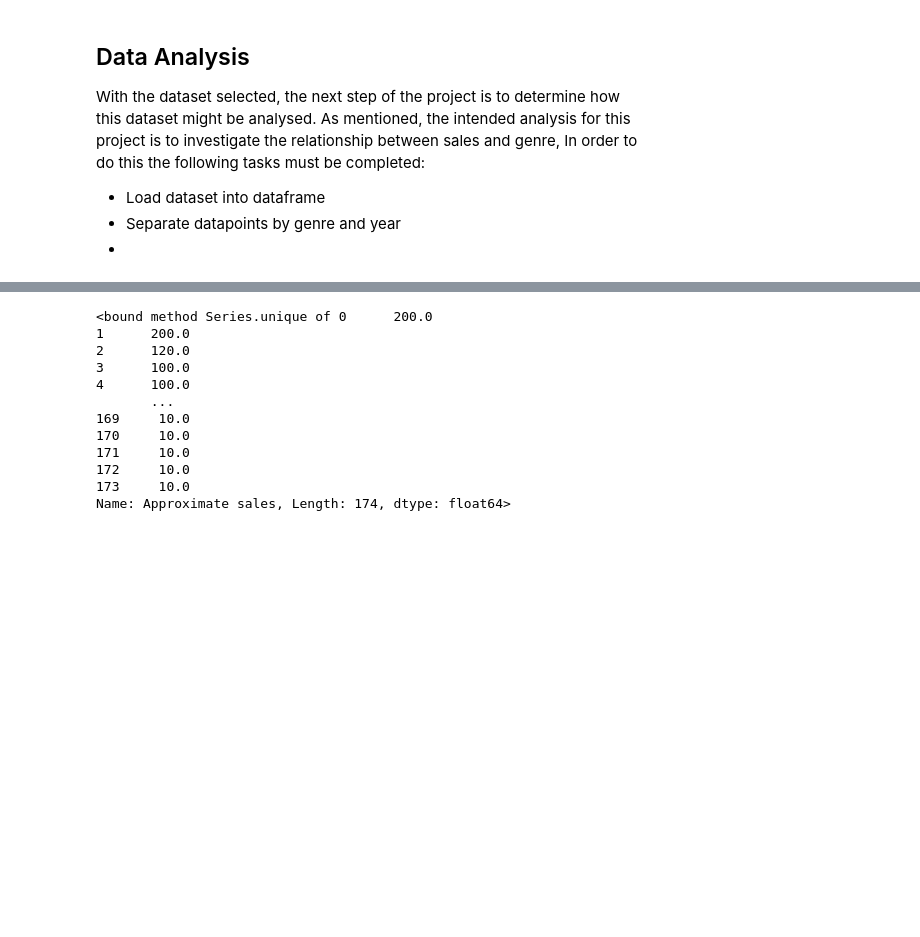
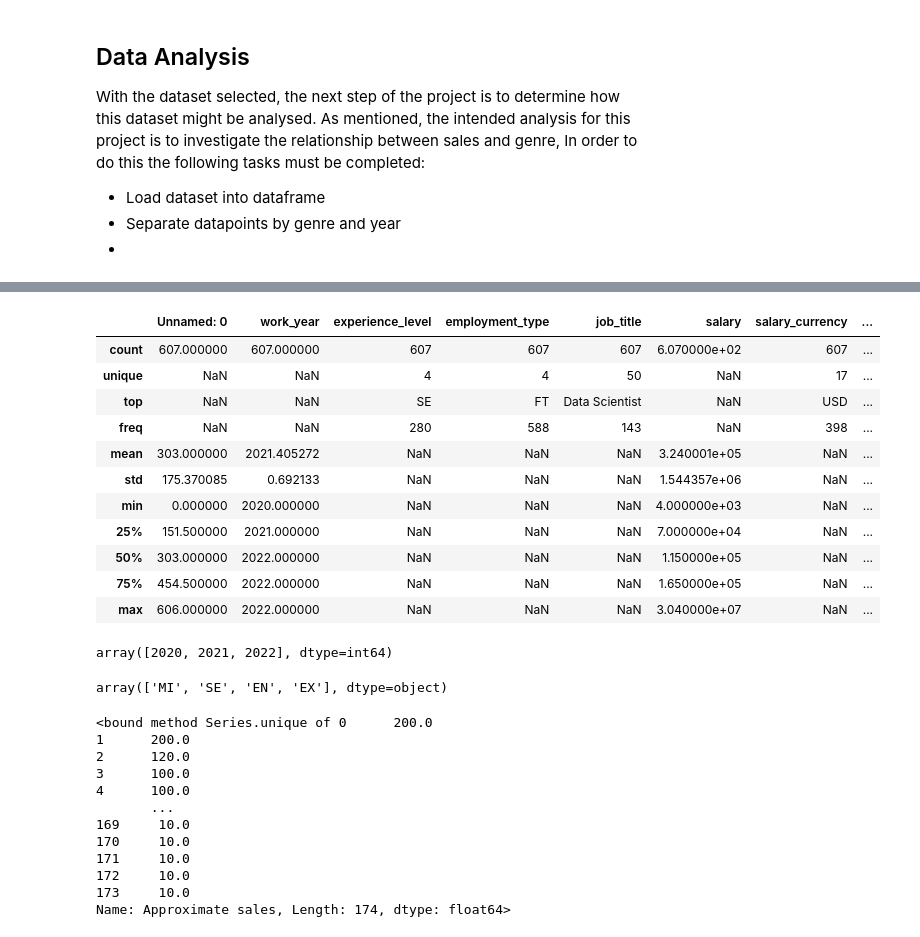
Before and after one commit to jbreaper/ML-AI-Engineering-Foundations--Final-Portfolio, a Jupyter notebook: ML_AI Foundations Portfolio Final Project.ipynb, the cells around one changed output, grey strips where cells are left out. Saved outputs shown, nothing was run; the diff lists cells and outputs as text; code cells hidden in the pictures; blank space fills up the shorter version.

Commit message:
Project restart
New topic selected, and some aspects added to account for new data set

```diff
--- a/ML_AI Foundations Portfolio Final Project.ipynb
+++ b/ML_AI Foundations Portfolio Final Project.ipynb
@@ -48,10 +49,7 @@ do this the following tasks must be completed:
 import pandas as pd
 import matplotlib.pyplot as plt
 
-df = pd.read_csv('Best_selling_book_dataset.csv')
+df = pd.read_csv('ds_salaries.csv')
 
 print(df.columns)
-
-print(df['Approximate sales'].unique())
-print(df['First published'].unique())
 # %% [output]
@@ -75,3 +70,26 @@ Index(['Index', 'Book', 'Author(s)', 'Original language', 'First published',
+# %%
+df.describe(include='all')
+# %% [output]
+|  | Unnamed: 0 | work_year | experience_level | employment_type | job_title | salary | salary_currency | ... |
+| count | 607.000000 | 607.000000 | 607 | 607 | 607 | 6.070000e+02 | 607 | ... |
+| unique | NaN | NaN | 4 | 4 | 50 | NaN | 17 | ... |
+| top | NaN | NaN | SE | FT | Data Scientist | NaN | USD | ... |
+| freq | NaN | NaN | 280 | 588 | 143 | NaN | 398 | ... |
+| mean | 303.000000 | 2021.405272 | NaN | NaN | NaN | 3.240001e+05 | NaN | ... |
+| std | 175.370085 | 0.692133 | NaN | NaN | NaN | 1.544357e+06 | NaN | ... |
+| min | 0.000000 | 2020.000000 | NaN | NaN | NaN | 4.000000e+03 | NaN | ... |
+| 25% | 151.500000 | 2021.000000 | NaN | NaN | NaN | 7.000000e+04 | NaN | ... |
+| 50% | 303.000000 | 2022.000000 | NaN | NaN | NaN | 1.150000e+05 | NaN | ... |
+| 75% | 454.500000 | 2022.000000 | NaN | NaN | NaN | 1.650000e+05 | NaN | ... |
+| max | 606.000000 | 2022.000000 | NaN | NaN | NaN | 3.040000e+07 | NaN | ... |
+# %%
+df['work_year'].unique()
+# %% [output]
+array([2020, 2021, 2022], dtype=int64)
+# %%
+df['experience_level'].unique()
+# %% [output]
+array(['MI', 'SE', 'EN', 'EX'], dtype=object)
 # %%
 def convert_sales(sales):
     if sales.startswith('Over'):
```
Also changed, not shown: parts of 4 cells of this notebook, 2 other files.
